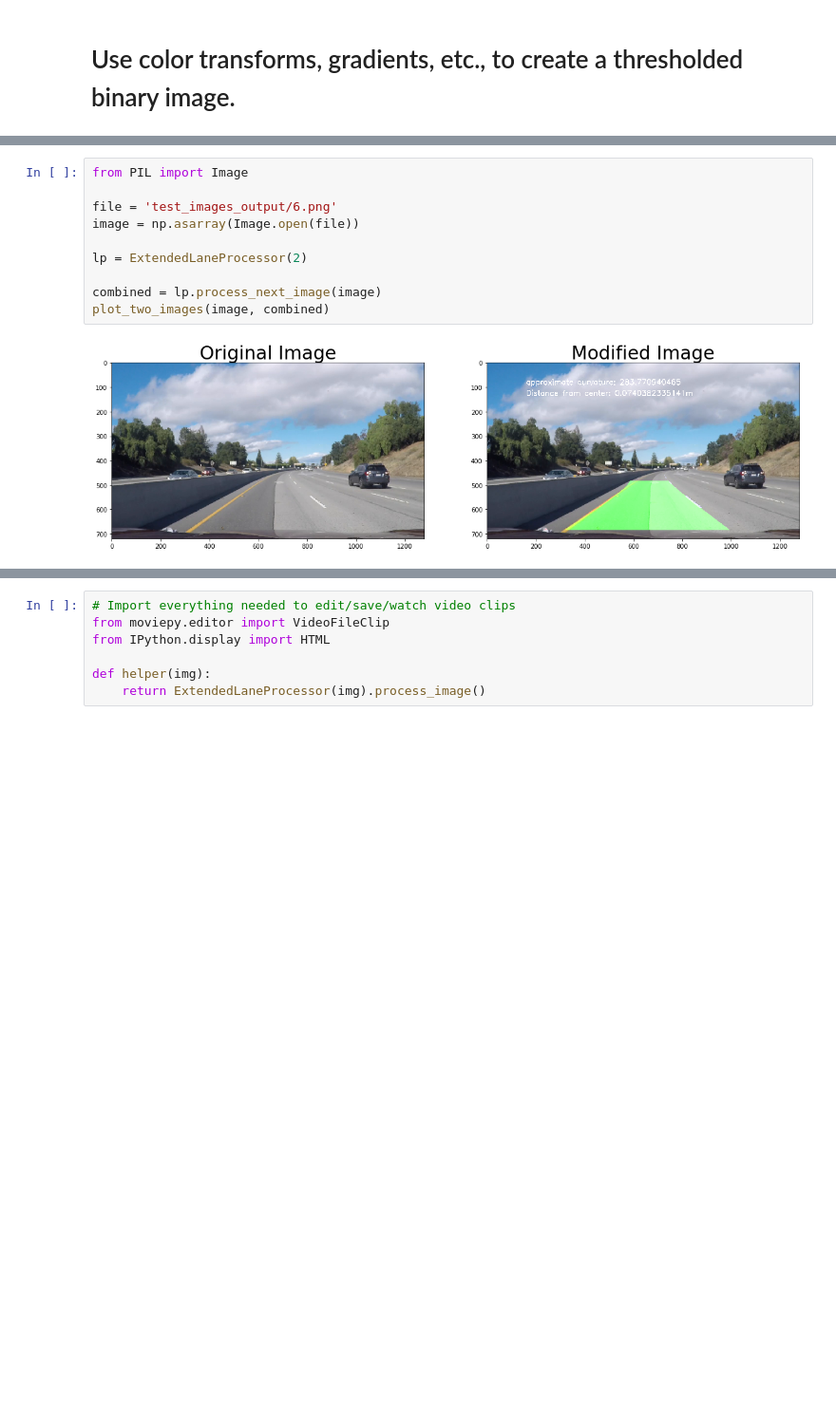
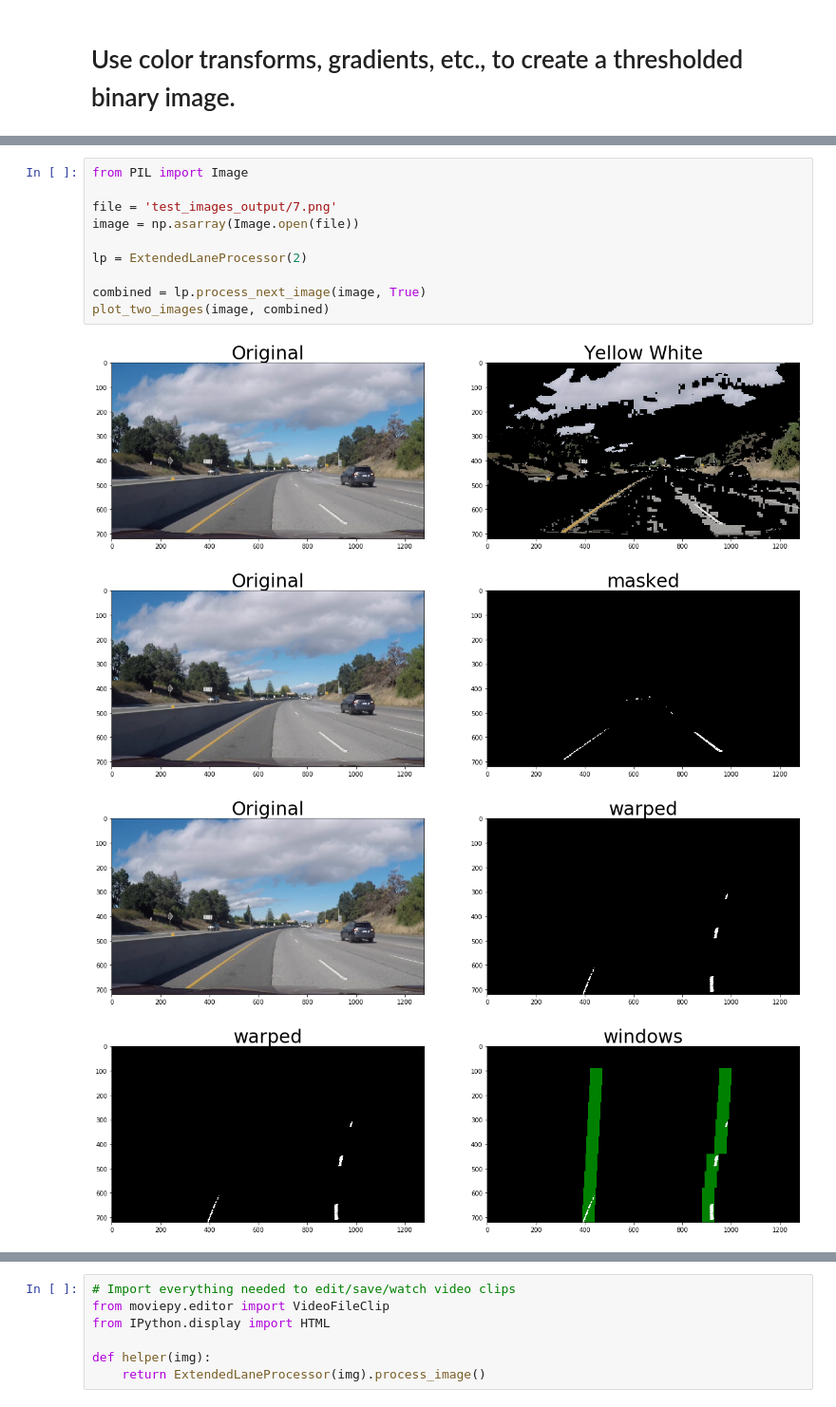
Before and after one commit to julianste/extended-lane-finder, a Jupyter notebook: P2.ipynb, the cells around one changed output, grey strips where cells are left out. Shown at 95% size. Drawn from its saved outputs; the diff is of its cells as text; blank space fills up the shorter version.

```diff
--- a/P2.ipynb
+++ b/P2.ipynb
@@ -619,12 +608,15 @@ class ExtendedLaneProcessor(object):
 # %%
 from PIL import Image
 
-file = 'test_images_output/6.png'
+file = 'test_images_output/7.png'
 image = np.asarray(Image.open(file))
 
 lp = ExtendedLaneProcessor(2)
 
-combined = lp.process_next_image(image)
+combined = lp.process_next_image(image, True)
 plot_two_images(image, combined)
 # %% [output]
-[figure, old version]
+[figure, new version]
+[figure, added]
+[figure, added]
+[figure, added]
```
Also changed, not shown: parts of 5 cells of this notebook, 6 other files.
